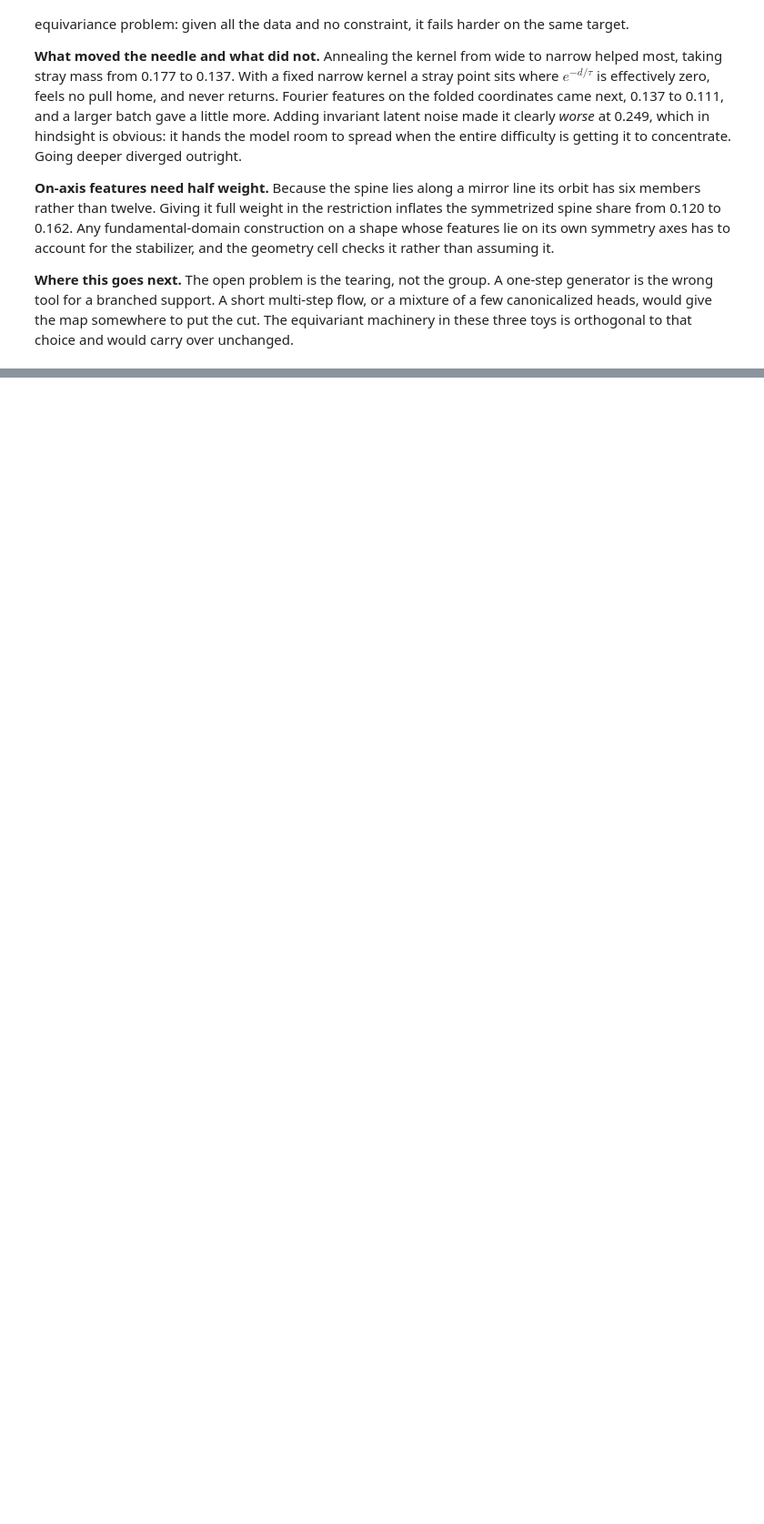
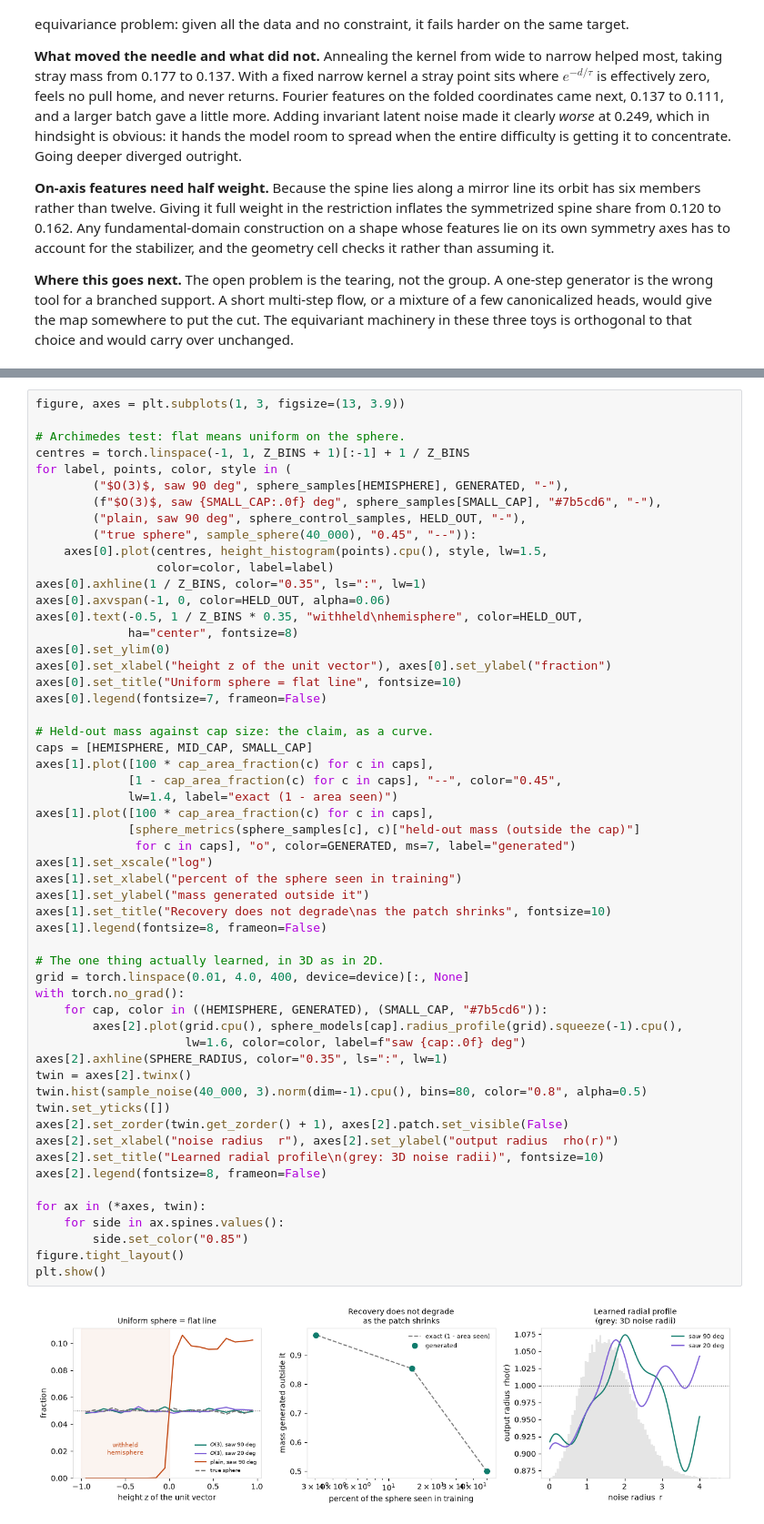
Before and after one commit to daoterog/TokyoDrift, a Jupyter notebook: equivariant_drifting.ipynb, the cells around one changed output, grey strips where cells are left out. Shown at 91% size. Cells and saved outputs as stored; diff of their text form; blank space fills up the shorter version.

```diff
--- a/equivariant_drifting.ipynb
+++ b/equivariant_drifting.ipynb
@@ -1423,0 +1732,57 @@ over unchanged.
+# %%
+figure, axes = plt.subplots(1, 3, figsize=(13, 3.9))
+
+# Archimedes test: flat means uniform on the sphere.
+centres = torch.linspace(-1, 1, Z_BINS + 1)[:-1] + 1 / Z_BINS
+for label, points, color, style in (
+        ("$O(3)$, saw 90 deg", sphere_samples[HEMISPHERE], GENERATED, "-"),
+        (f"$O(3)$, saw {SMALL_CAP:.0f} deg", sphere_samples[SMALL_CAP], "#7b5cd6", "-"),
+        ("plain, saw 90 deg", sphere_control_samples, HELD_OUT, "-"),
+        ("true sphere", sample_sphere(40_000), "0.45", "--")):
+    axes[0].plot(centres, height_histogram(points).cpu(), style, lw=1.5,
+                 color=color, label=label)
+axes[0].axhline(1 / Z_BINS, color="0.35", ls=":", lw=1)
+axes[0].axvspan(-1, 0, color=HELD_OUT, alpha=0.06)
+axes[0].text(-0.5, 1 / Z_BINS * 0.35, "withheld\nhemisphere", color=HELD_OUT,
+             ha="center", fontsize=8)
+axes[0].set_ylim(0)
+axes[0].set_xlabel("height z of the unit vector"), axes[0].set_ylabel("fraction")
+axes[0].set_title("Uniform sphere = flat line", fontsize=10)
+axes[0].legend(fontsize=7, frameon=False)
+
+# Held-out mass against cap size: the claim, as a curve.
+caps = [HEMISPHERE, MID_CAP, SMALL_CAP]
+axes[1].plot([100 * cap_area_fraction(c) for c in caps],
+             [1 - cap_area_fraction(c) for c in caps], "--", color="0.45",
+             lw=1.4, label="exact (1 - area seen)")
+axes[1].plot([100 * cap_area_fraction(c) for c in caps],
+             [sphere_metrics(sphere_samples[c], c)["held-out mass (outside the cap)"]
+              for c in caps], "o", color=GENERATED, ms=7, label="generated")
+axes[1].set_xscale("log")
+axes[1].set_xlabel("percent of the sphere seen in training")
+axes[1].set_ylabel("mass generated outside it")
+axes[1].set_title("Recovery does not degrade\nas the patch shrinks", fontsize=10)
+axes[1].legend(fontsize=8, frameon=False)
+
+# The one thing actually learned, in 3D as in 2D.
+grid = torch.linspace(0.01, 4.0, 400, device=device)[:, None]
+with torch.no_grad():
+    for cap, color in ((HEMISPHERE, GENERATED), (SMALL_CAP, "#7b5cd6")):
+        axes[2].plot(grid.cpu(), sphere_models[cap].radius_profile(grid).squeeze(-1).cpu(),
+                     lw=1.6, color=color, label=f"saw {cap:.0f} deg")
+axes[2].axhline(SPHERE_RADIUS, color="0.35", ls=":", lw=1)
+twin = axes[2].twinx()
+twin.hist(sample_noise(40_000, 3).norm(dim=-1).cpu(), bins=80, color="0.8", alpha=0.5)
+twin.set_yticks([])
+axes[2].set_zorder(twin.get_zorder() + 1), axes[2].patch.set_visible(False)
+axes[2].set_xlabel("noise radius  r"), axes[2].set_ylabel("output radius  rho(r)")
+axes[2].set_title("Learned radial profile\n(grey: 3D noise radii)", fontsize=10)
+axes[2].legend(fontsize=8, frameon=False)
+
+for ax in (*axes, twin):
+    for side in ax.spines.values():
+        side.set_color("0.85")
+figure.tight_layout()
+plt.show()
+# %% [output]
+[figure, added]
```
Also changed, not shown: parts of 17 cells of this notebook.
